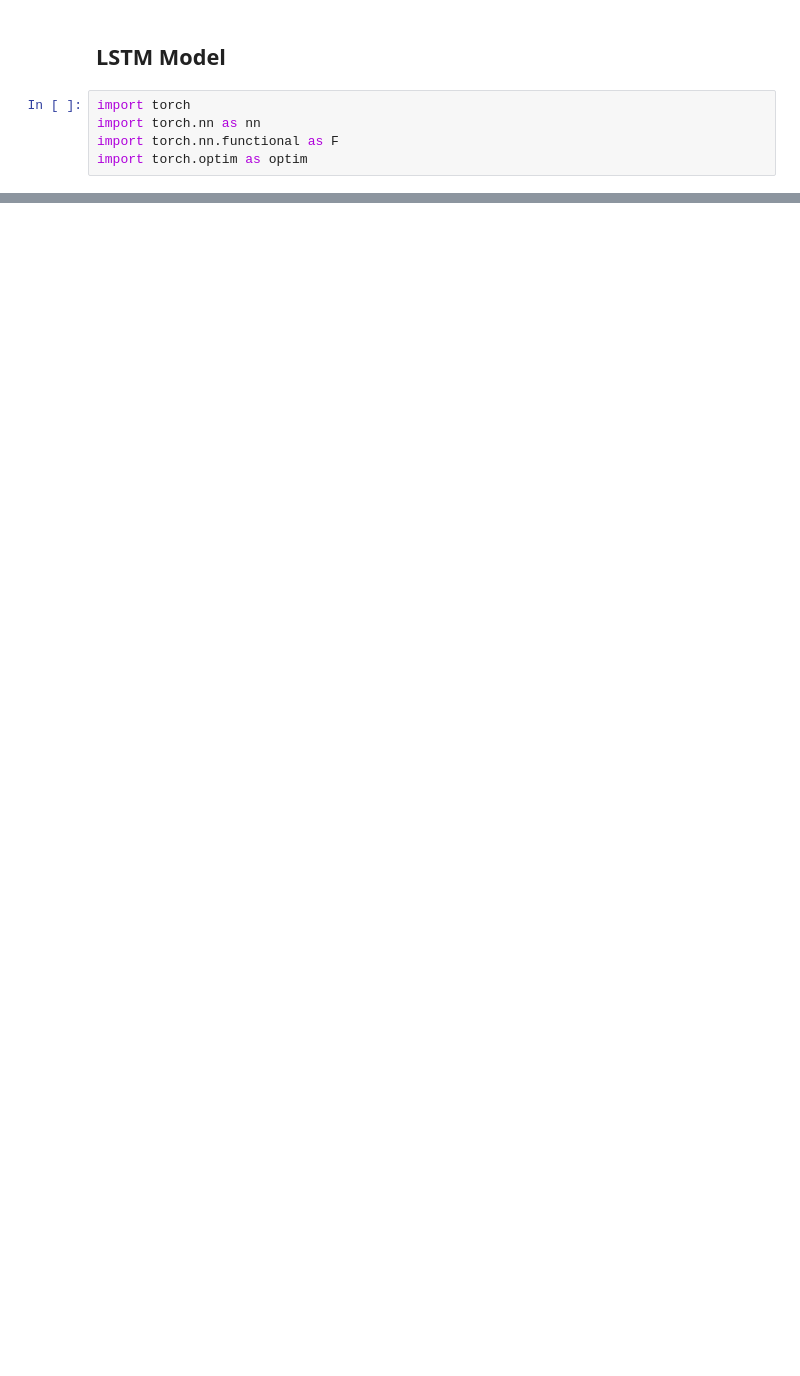
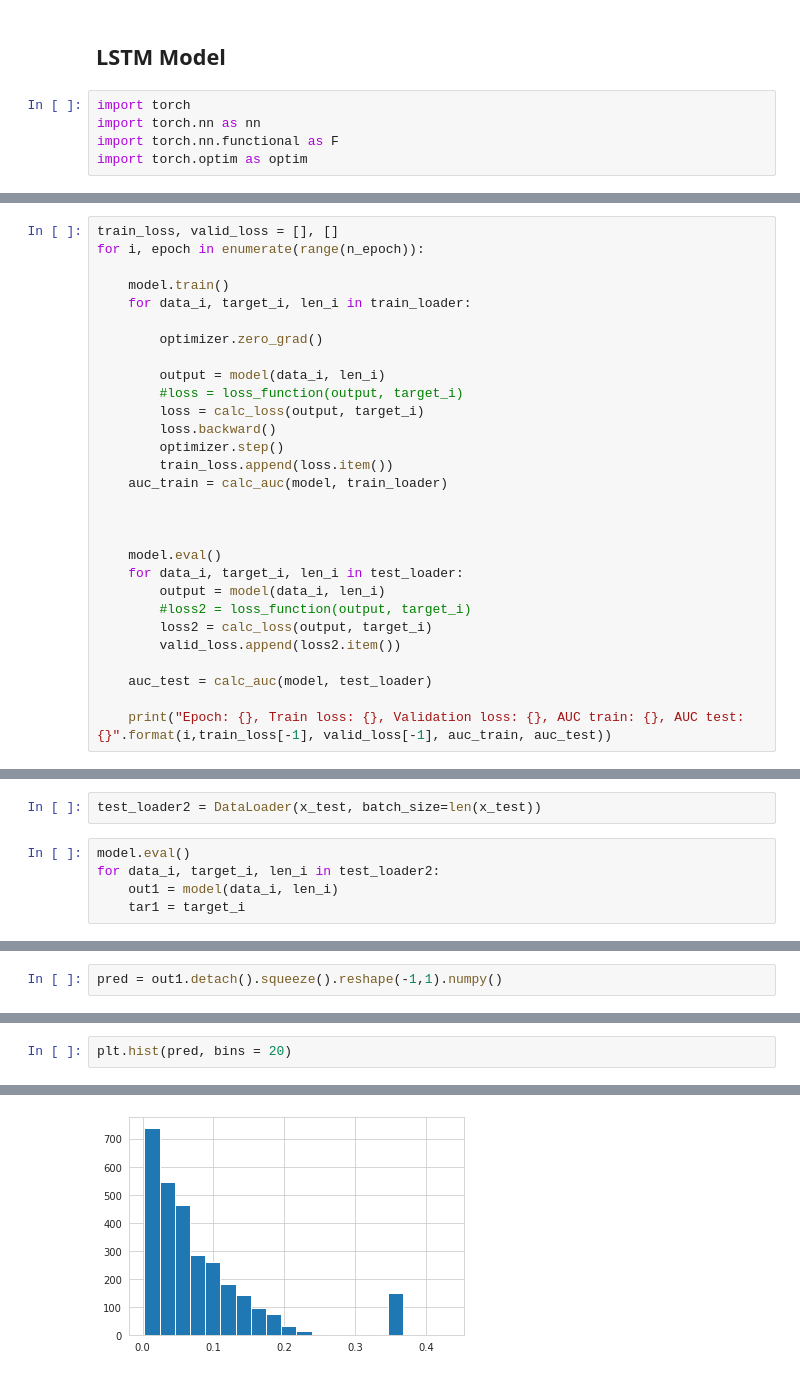
Before and after one commit to snexus/stocksim-lstm, a Jupyter notebook: notebooks/2_lstm_model.ipynb, the cells around one changed output, grey strips where cells are left out. Saved outputs shown, nothing was run; the diff lists cells and outputs as text; blank space fills up the shorter version.

Commit message:
Working LSTM model

```diff
--- a/notebooks/2_lstm_model.ipynb
+++ b/notebooks/2_lstm_model.ipynb
@@ -230,0 +376,29 @@ class Model(nn.Module):
+# %%
+train_loss, valid_loss = [], []
+for i, epoch in enumerate(range(n_epoch)):
+
+    model.train()
+    for data_i, target_i, len_i in train_loader:
+
+        optimizer.zero_grad()
+
+        output = model(data_i, len_i)
+        #loss = loss_function(output, target_i)
+        loss = calc_loss(output, target_i)
+        loss.backward()
+        optimizer.step()
+        train_loss.append(loss.item())
+    auc_train = calc_auc(model, train_loader)
+
+
+
+    model.eval()
+    for data_i, target_i, len_i in test_loader:
+        output = model(data_i, len_i)
+        #loss2 = loss_function(output, target_i)
+        loss2 = calc_loss(output, target_i)
+        valid_loss.append(loss2.item())
+
+    auc_test = calc_auc(model, test_loader)
+
+    print("Epoch: {}, Train loss: {}, Validation loss: {}, AUC train: {}, AUC test: {}".format(i,train_loss[-1], valid_loss[-1], auc_train, auc_test))
@@ -230,0 +444,7 @@ class Model(nn.Module):
+# %%
+test_loader2 = DataLoader(x_test, batch_size=len(x_test))
+# %%
+model.eval()
+for data_i, target_i, len_i in test_loader2:
+    out1 = model(data_i, len_i)
+    tar1 = target_i
@@ -230,0 +526,2 @@ class Model(nn.Module):
+# %%
+pred = out1.detach().squeeze().reshape(-1,1).numpy()
@@ -230,0 +550,3 @@ class Model(nn.Module):
+# %%
+plt.hist(pred, bins = 20)
+# %% [output]
@@ -230,0 +561 @@ class Model(nn.Module):
+[figure, added]
```
Also changed, not shown: parts of 70 cells of this notebook, 1 other file.
